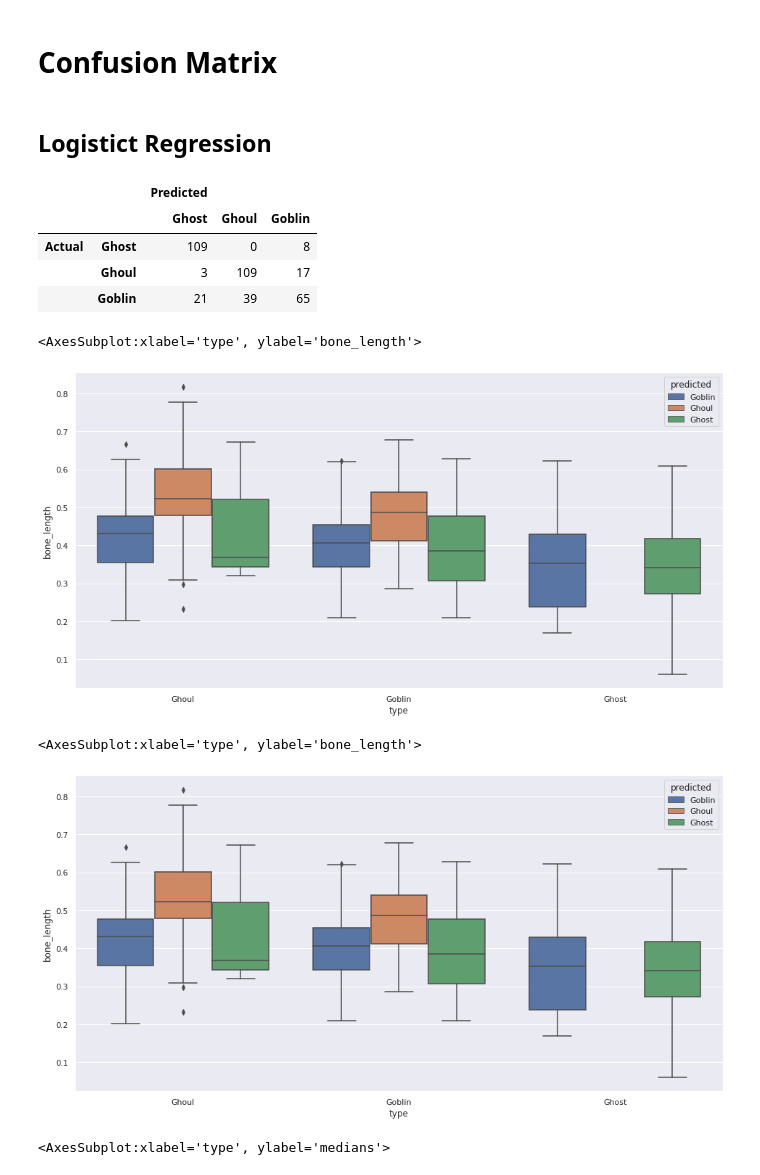
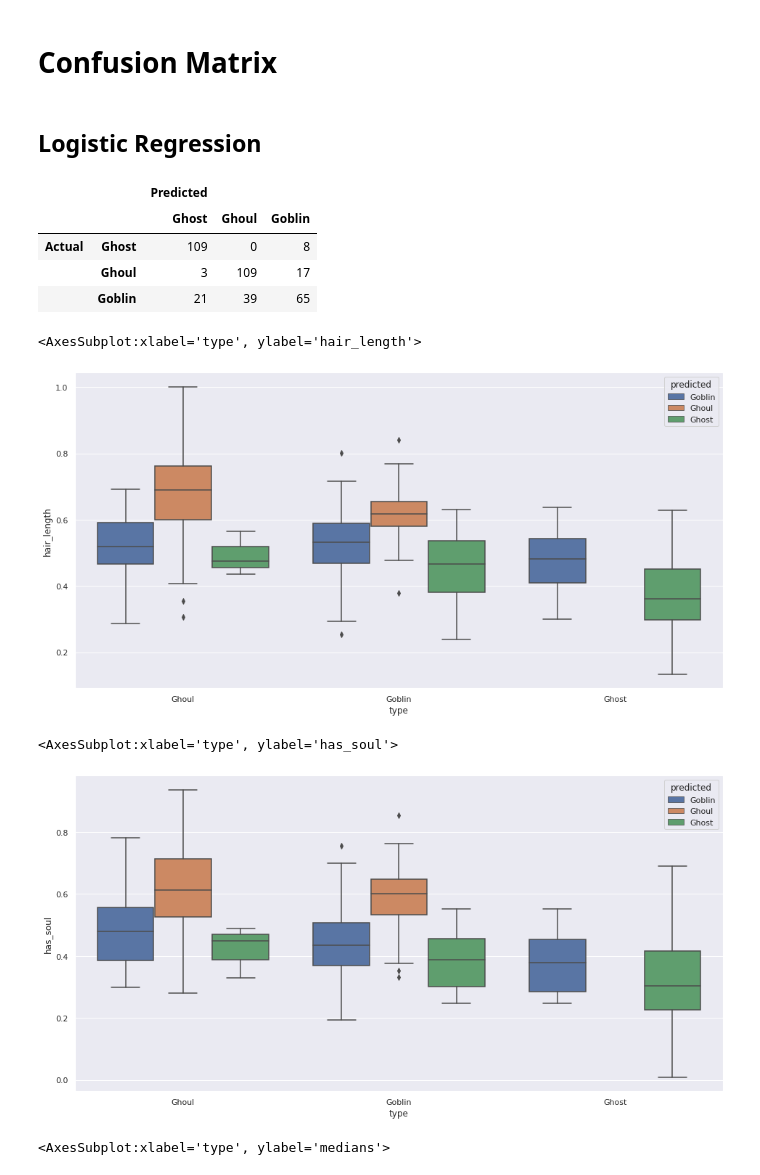
Before and after one commit to it176131/Ghouls-Goblins-and-Ghosts...-Boo-, a Jupyter notebook: Ghouls, Goblins, and Ghosts... Boo!.ipynb, the cells around one changed output. Cells and saved outputs as stored; diff of their text form; code cells hidden in the pictures.

```diff
--- a/Ghouls, Goblins, and Ghosts... Boo!.ipynb
+++ b/Ghouls, Goblins, and Ghosts... Boo!.ipynb
@@ -380,28 +523,24 @@ joblib.dump(rscv.best_estimator_, "svm.joblib", compress=True)
 # %% [markdown]
 # Neural Network
 # %%
-pipe = Pipeline(steps=[
-    ("scale", MinMaxScaler()),
-    ("var", VarianceThreshold()),
-    ("select", SelectKBest(k="all")),
+nn_pipe = Pipeline(steps=pipe.steps + [
     ("clf", MLPClassifier(
         hidden_layer_sizes=(100,),
         batch_size="auto",
+        max_iter=10000,
         shuffle=True,
         random_state=0,
     )),
 ])
 
-param_distributions = {
-    "var__threshold" : stats.uniform(0, 0.1),
-    "select__score_func" : [chi2, f_classif],
+nn_param_distributions = {
+    **param_distributions,
     "clf__activation" : ["identity", "logistic", "tanh", "relu"],
     "clf__solver" : ["lbfgs", "sgd", "adam"],
     "clf__alpha" : stats.uniform(1e-8, 1e-1),
     "clf__learning_rate" : ["constant", "invscaling", "adaptive"],
     "clf__learning_rate_init" : stats.uniform(1e-3, 1e0),
     "clf__power_t" : stats.uniform(0.1, 0.9),
-    "clf__max_iter" : stats.randint(200, 1000),
     "clf__tol" : stats.uniform(1e-6, 1e-4),
     "clf__warm_start" : [True, False],
     "clf__momentum" : stats.uniform(0, 1),
@@ -415,8 +554,8 @@ param_distributions = {
 }
 
 rscv = RandomizedSearchCV(
-    estimator=pipe,
-    param_distributions=param_distributions,
+    estimator=nn_pipe,
+    param_distributions=nn_param_distributions,
     n_iter=1000,
     n_jobs=-1,
     cv=10,
@@ -494,0 +629,4 @@ weighted avg       0.73      0.72      0.72       112
+# %%
+rscv.best_estimator_.fit(X, y)
+
+print(classification_report(y_true=y, y_pred=rscv.best_estimator_.predict(X)))
@@ -499,23 +647,19 @@ joblib.dump(rscv.best_estimator_, "neuralnet.joblib", compress=True)
 # %% [markdown]
 # Multinomial Naive Bayes
 # %%
-pipe = Pipeline(steps=[
-    ("scale", MinMaxScaler()),
-    ("var", VarianceThreshold()),
-    ("select", SelectKBest(k="all")),
+mnb_pipe = Pipeline(steps=pipe.steps + [
     ("clf", MultinomialNB()),
 ])
 
-param_distributions = {
-    "var__threshold" : stats.uniform(0, 0.1),
-    "select__score_func" : [chi2, f_classif],
-    "clf__alpha" : stats.uniform(0, 2),
+mnb_param_distributions = {
+    **param_distributions,
+    "clf__alpha" : stats.uniform(0, 1),
     "clf__fit_prior" : [True, False],
 }
 
 rscv = RandomizedSearchCV(
-    estimator=pipe,
-    param_distributions=param_distributions,
+    estimator=mnb_pipe,
+    param_distributions=mnb_param_distributions,
     n_iter=1000,
     n_jobs=-1,
     cv=10,
@@ -586,0 +735,4 @@ weighted avg       0.50      0.48      0.47       112
+# %%
+rscv.best_estimator_.fit(X, y)
+
+print(classification_report(y_true=y, y_pred=rscv.best_estimator_.predict(X)))
@@ -682,7 +844,7 @@ joblib.dump(rscv.best_estimator_, "gaussiannb.joblib", compress=True)
 # %% [markdown]
 # Confusion Matrix
 # %% [markdown]
-## Logistict Regression
+## Logistic Regression
 # %%
 logreg = joblib.load("logreg.joblib")
 
@@ -716,18 +874,18 @@ logreg_XyP_goblins = logreg_XyP.loc[goblins].copy()
 # %%
 fig = plt.figure(figsize=(16,8))
 
 ax = fig.add_subplot(111)
 
 sns.boxplot(
     data=logreg_XyP,
     x="type",
-    y="bone_length",
+    y="hair_length",
     hue="predicted",
     ax=ax
 )
 # %% [output]
-<AxesSubplot:xlabel='type', ylabel='bone_length'>
+<AxesSubplot:xlabel='type', ylabel='hair_length'>
-[figure, old version]
+[figure, new version]
 # %%
 fig = plt.figure(figsize=(16,8))
 
@@ -736,13 +894,13 @@ ax = fig.add_subplot(111)
 sns.boxplot(
     data=logreg_XyP,
     x="type",
-    y="bone_length",
+    y="has_soul",
     hue="predicted",
     ax=ax
 )
 # %% [output]
-<AxesSubplot:xlabel='type', ylabel='bone_length'>
+<AxesSubplot:xlabel='type', ylabel='has_soul'>
-[figure, old version]
+[figure, new version]
 # %%
 logreg_XyP['averages'] = np.mean([
     logreg_XyP.bone_length,
```
Also changed, not shown: parts of 39 cells of this notebook.
